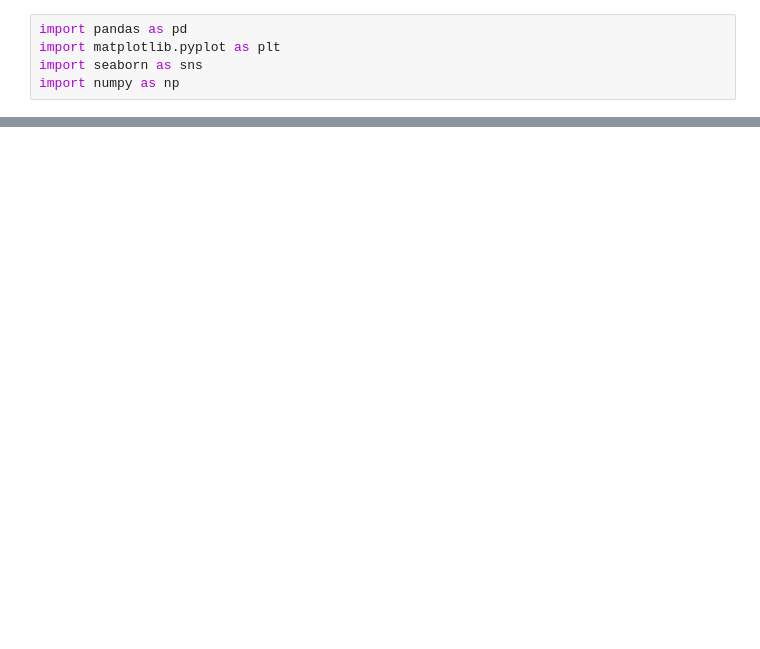
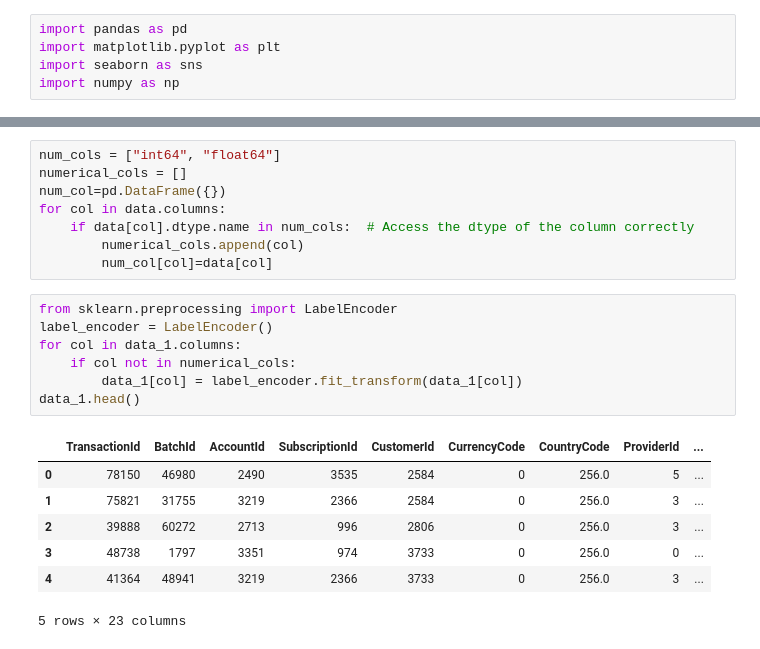
Before and after one commit to davekindea/week6, a Jupyter notebook: notebooks/task2.ipynb, the cells around one changed output, grey strips where cells are left out. Cells and saved outputs as stored; diff of their text form; blank space fills up the shorter version.

```diff
--- a/notebooks/task2.ipynb
+++ b/notebooks/task2.ipynb
@@ -43,0 +113,23 @@ data_1
+# %%
+num_cols = ["int64", "float64"]
+numerical_cols = []
+num_col=pd.DataFrame({})
+for col in data.columns:
+    if data[col].dtype.name in num_cols:  # Access the dtype of the column correctly
+        numerical_cols.append(col)
+        num_col[col]=data[col]
+# %%
+from sklearn.preprocessing import LabelEncoder
+label_encoder = LabelEncoder()
+for col in data_1.columns:
+    if col not in numerical_cols:
+        data_1[col] = label_encoder.fit_transform(data_1[col])
+data_1.head()
+# %% [output]
+|  | TransactionId | BatchId | AccountId | SubscriptionId | CustomerId | CurrencyCode | CountryCode | ProviderId | ... |
+| 0 | 78150 | 46980 | 2490 | 3535 | 2584 | 0 | 256.0 | 5 | ... |
+| 1 | 75821 | 31755 | 3219 | 2366 | 2584 | 0 | 256.0 | 3 | ... |
+| 2 | 39888 | 60272 | 2713 | 996 | 2806 | 0 | 256.0 | 3 | ... |
+| 3 | 48738 | 1797 | 3351 | 974 | 3733 | 0 | 256.0 | 0 | ... |
+| 4 | 41364 | 48941 | 3219 | 2366 | 3733 | 0 | 256.0 | 3 | ... |
+5 rows × 23 columns
```
Also changed, not shown: parts of 12 cells of this notebook, 3 other files.
